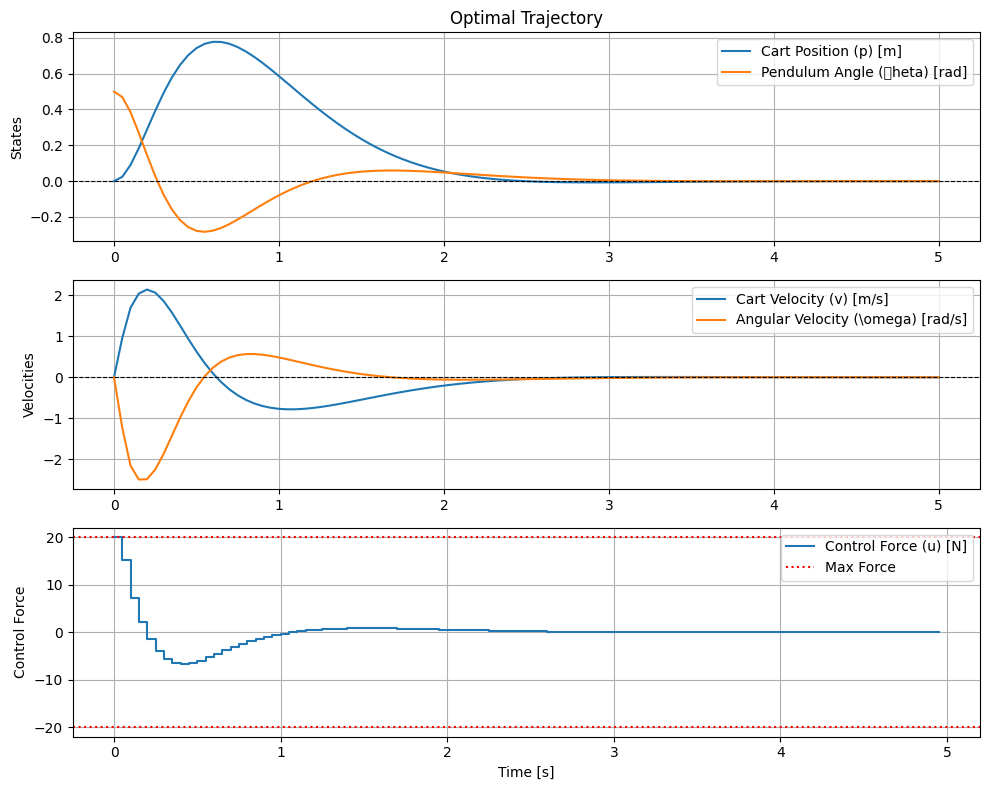
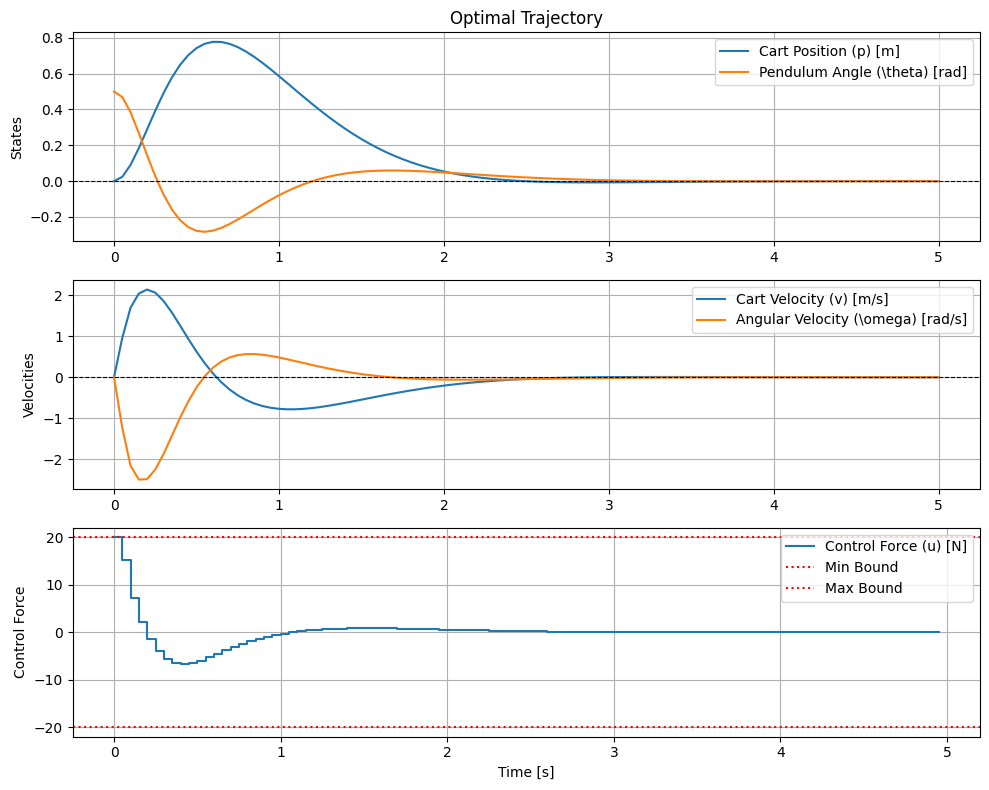
The change to this notebook cell's code, shown as a diff; its figure went from the first image to the second:
--- before
+++ after
@@ -1,34 +1,16 @@
 time = np.arange(0, N + 1) * dt
 
-plt.figure(figsize=(10, 8))
+fig, axs = plt.subplots(3, 1, figsize=(10, 8))
 
 # Plot Position and Angle
-plt.subplot(3, 1, 1)
-plt.plot(time, X_opt[0, :], label='Cart Position (p) [m]')
-plt.plot(time, X_opt[2, :], label='Pendulum Angle (\theta) [rad]')
-plt.axhline(0, color='black', linestyle='--', linewidth=0.8)
-plt.ylabel('States')
-plt.legend()
-plt.grid(True)
-plt.title('Optimal Trajectory')
+plot_states(time, X_opt, indices=[0, 2], labels=['Cart Position (p) [m]', 'Pendulum Angle (\\theta) [rad]'], fig=fig, ax=axs[0], title='Optimal Trajectory')
+axs[0].axhline(0, color='black', linestyle='--', linewidth=0.8)
 
 # Plot Velocities
-plt.subplot(3, 1, 2)
-plt.plot(time, X_opt[1, :], label='Cart Velocity (v) [m/s]')
-plt.plot(time, X_opt[3, :], label='Angular Velocity (\omega) [rad/s]')
-plt.axhline(0, color='black', linestyle='--', linewidth=0.8)
-plt.ylabel('Velocities')
-plt.legend()
-plt.grid(True)
+plot_states(time, X_opt, indices=[1, 3], labels=['Cart Velocity (v) [m/s]', 'Angular Velocity (\\omega) [rad/s]'], fig=fig, ax=axs[1], ylabel='Velocities')
+axs[1].axhline(0, color='black', linestyle='--', linewidth=0.8)
 
 # Plot Control Force
-plt.subplot(3, 1, 3)
-plt.step(time[:-1], U_opt[0, :], label='Control Force (u) [N]', where='post')
-plt.axhline(u_max, color='red', linestyle=':', label='Max Force')
-plt.axhline(-u_max, color='red', linestyle=':')
-plt.xlabel('Time [s]')
-plt.ylabel('Control Force')
-plt.legend()
-plt.grid(True)
+plot_controls(time, U_opt, indices=[0], labels=['Control Force (u) [N]'], fig=fig, ax=axs[2], ylabel='Control Force', bounds=[(-u_max, u_max)])
 
 plt.tight_layout()

Commit: feat: add generic plotting utilities for states and controls